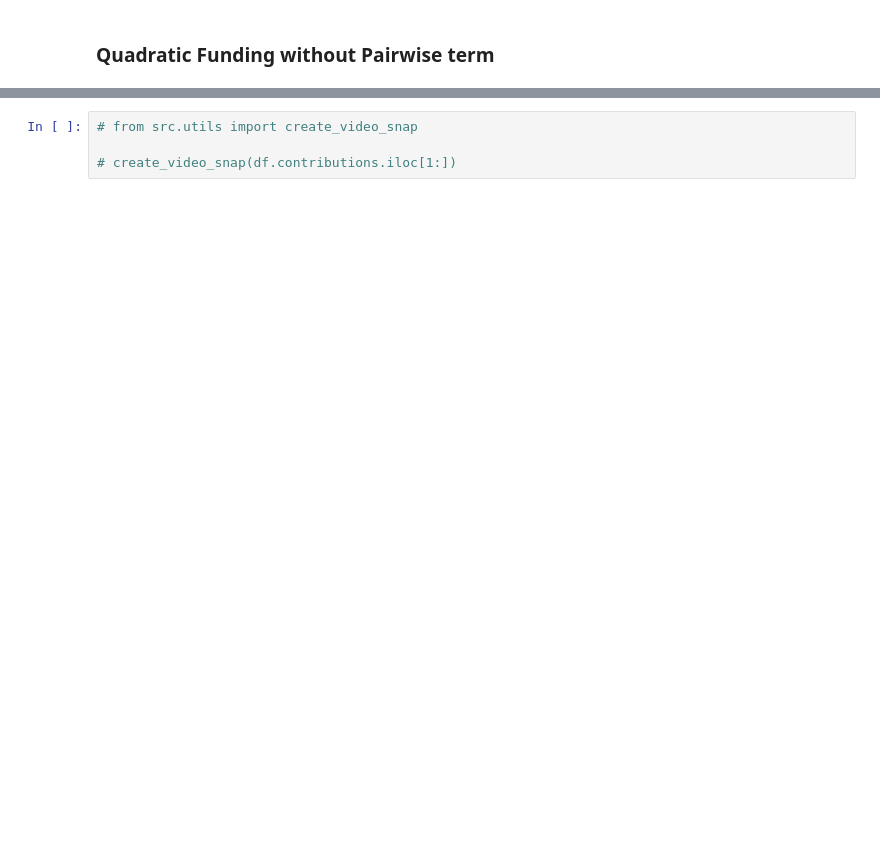
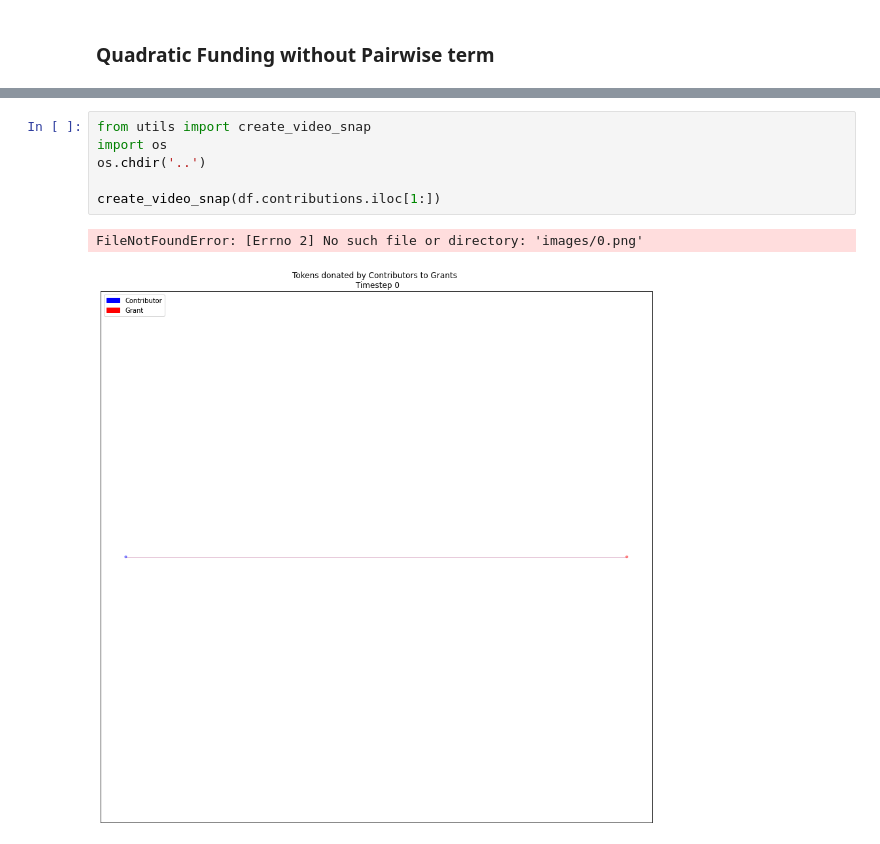
Before and after one commit to gitcoinco/gitcoin_cadcad_model, a Jupyter notebook: src/dynamic_network.ipynb, the cells around one changed output, grey strips where cells are left out. Cells and saved outputs as stored; diff of their text form; blank space fills up the shorter version.

Commit message:
andrew plotting changes

```diff
--- a/src/dynamic_network.ipynb
+++ b/src/dynamic_network.ipynb
@@ -101,4 +88,9 @@ time: 218 ms
 # %%
-# from src.utils import create_video_snap
+from utils import create_video_snap
+import os
+os.chdir('..')
 
-# create_video_snap(df.contributions.iloc[1:])
+create_video_snap(df.contributions.iloc[1:])
+# %% [output]
+FileNotFoundError: [Errno 2] No such file or directory: 'images/0.png'
+[figure, added]
```
Also changed, not shown: parts of 10 cells of this notebook, 2 other files.
